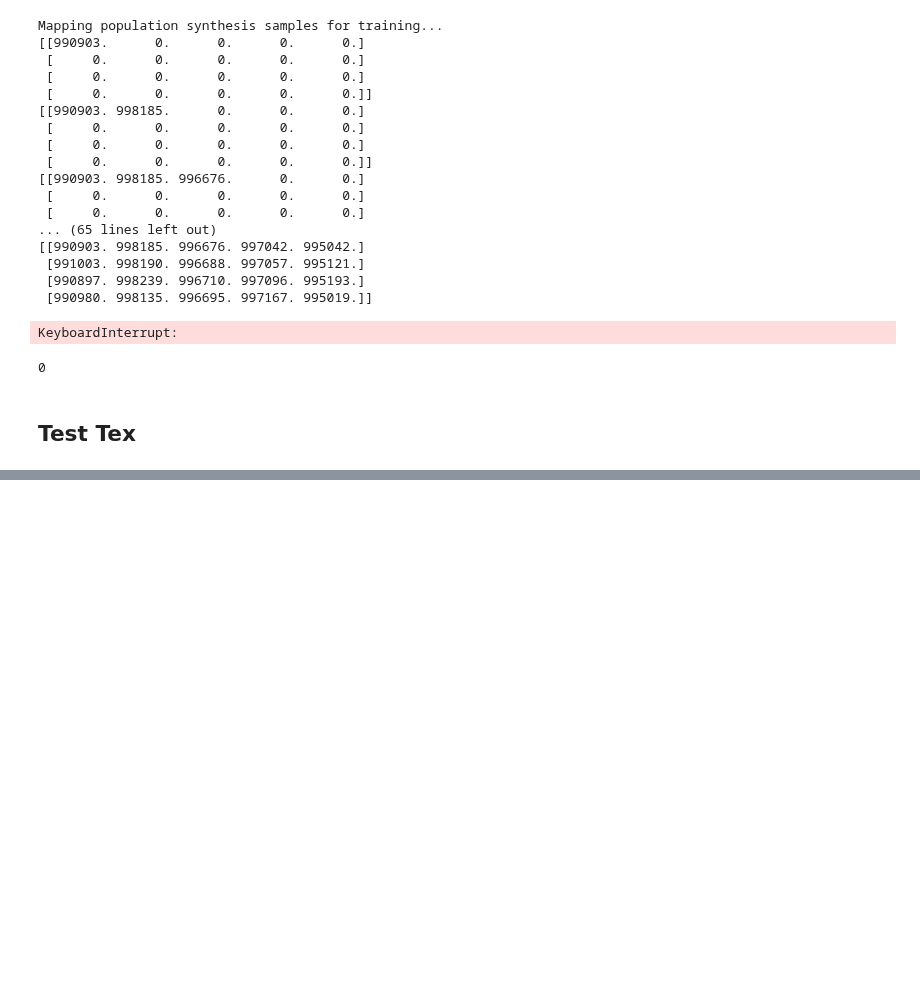
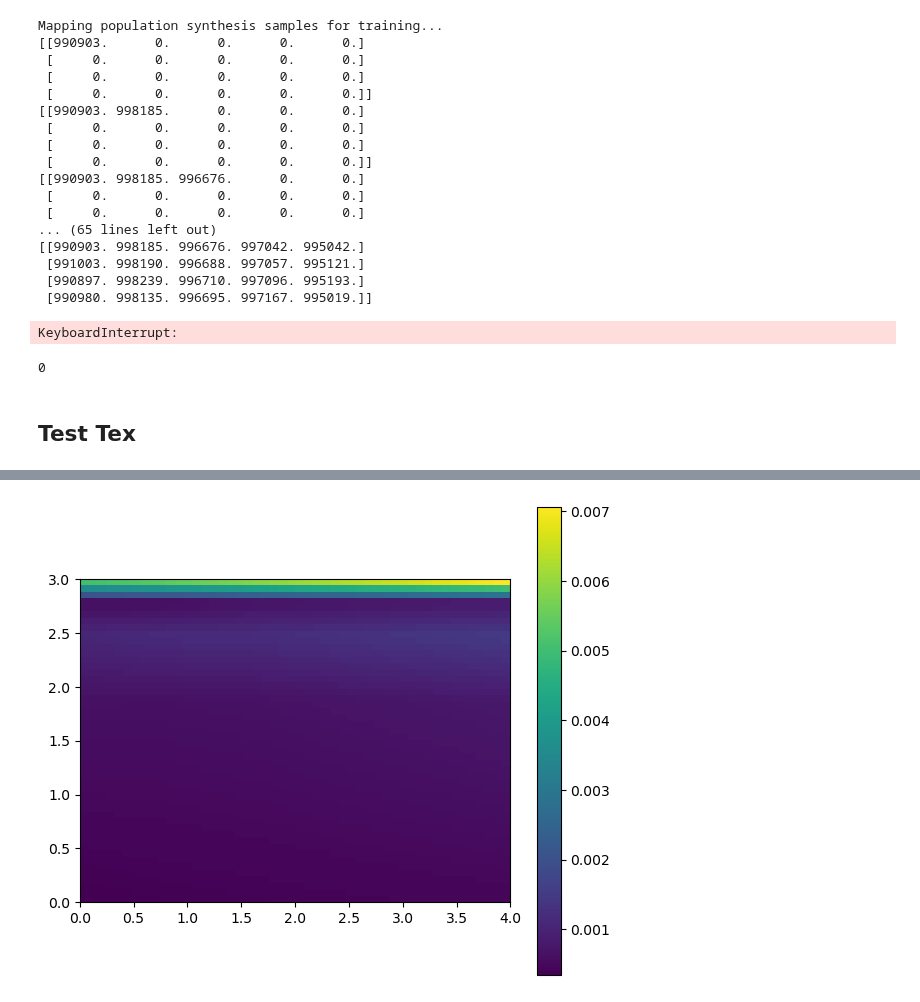
Before and after one commit to scolloms/AMAZE_model_selection, a Jupyter notebook: testing_notebooks/testing_inference.ipynb, the cells around one changed output, grey strips where cells are left out. Cells and saved outputs as stored; diff of their text form; code cells hidden in the pictures; blank space fills up the shorter version.

```diff
--- a/testing_notebooks/testing_inference.ipynb
+++ b/testing_notebooks/testing_inference.ipynb
@@ -636,0 +711,23 @@ plt.rcParams['text.usetex'] = True
+# %%
+#interpolating alpha values
+
+plt.rcParams["figure.figsize"] = (6,5)
+fig2, ax2 = plt.subplots(1,1)
+
+
+grid_new_res = 50
+chi_b=[0.,0.1,0.2,0.5]
+alphaCE=[0.2,0.5,1.,2.,5.]
+f = np.zeros((50,50))
+
+for i,xb in enumerate(np.linspace(chi_b[0],chi_b[-1], grid_new_res)):
+    for j,a in enumerate(np.linspace(alphaCE[0],alphaCE[-1], grid_new_res)):
+        f[i,j] = pop_models['CE'].get_alpha([xb,a])
+
+
+contour=ax2.imshow(np.swapaxes(f, 0,1), extent=(0,4,0,3))
+plt.colorbar(contour)
+plt.tight_layout()
+plt.show()
+# %% [output]
+[figure, added]
```
Also changed, not shown: parts of 6 cells of this notebook, 1 other file.
